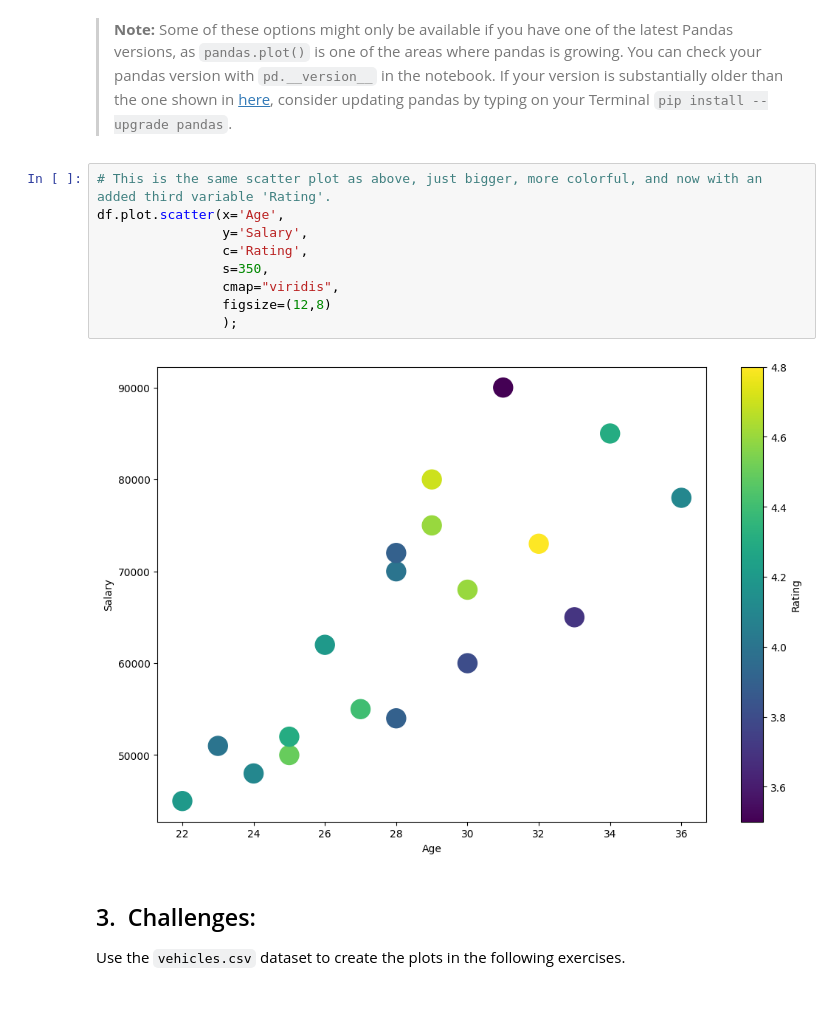
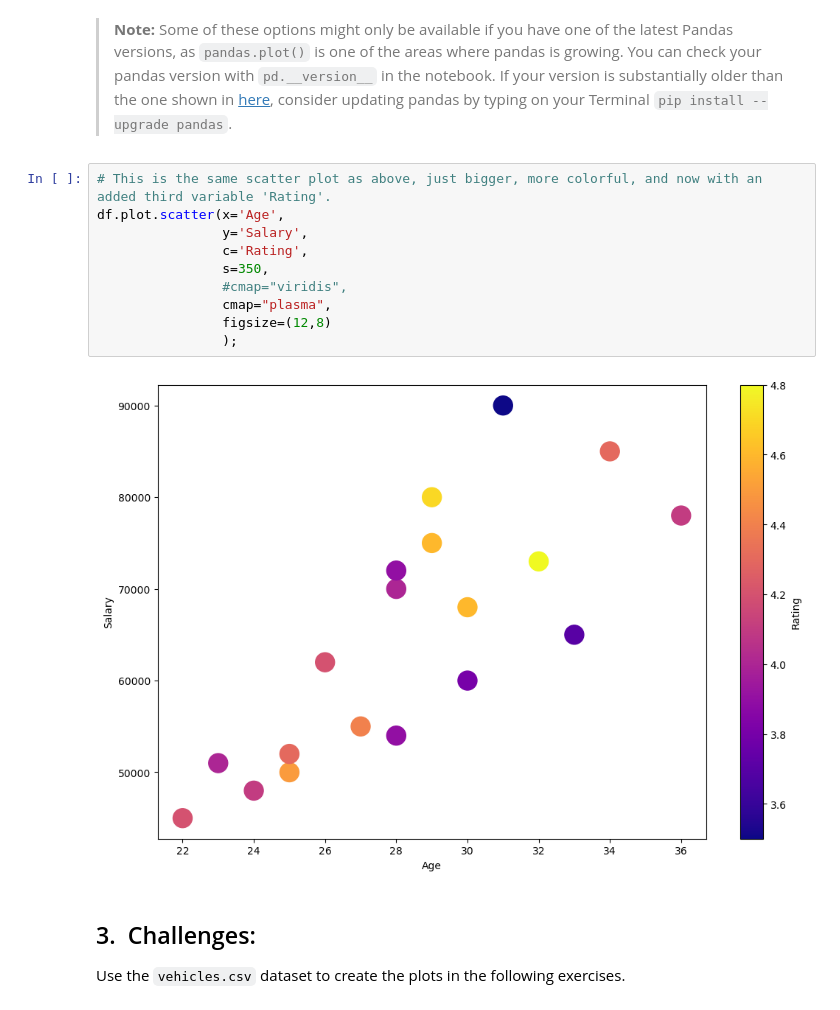
Before and after one commit to gastan81/pandas_notebooks, a Jupyter notebook: 08a_Pandas_plot.ipynb, the cells around one changed output. Drawn from its saved outputs; the diff is of its cells as text.

```diff
--- a/08a_Pandas_plot.ipynb
+++ b/08a_Pandas_plot.ipynb
@@ -159,14 +164,15 @@ Let's tweak some of the scatter plots parameters:
 # %%
 # This is the same scatter plot as above, just bigger, more colorful, and now with an added third variable 'Rating'.
 df.plot.scatter(x='Age',
                 y='Salary',
                 c='Rating',
                 s=350,
-                cmap="viridis",
+                #cmap="viridis",
+                cmap="plasma",
                 figsize=(12,8)
                 );
 # %% [output]
-[figure, old version]
+[figure, new version]
 # %% [markdown]
 ## 3.&nbsp; Challenges:
 Use the `vehicles.csv` dataset to create the plots in the following exercises.
```
Also changed, not shown: parts of 10 cells of this notebook, 2 other files.
